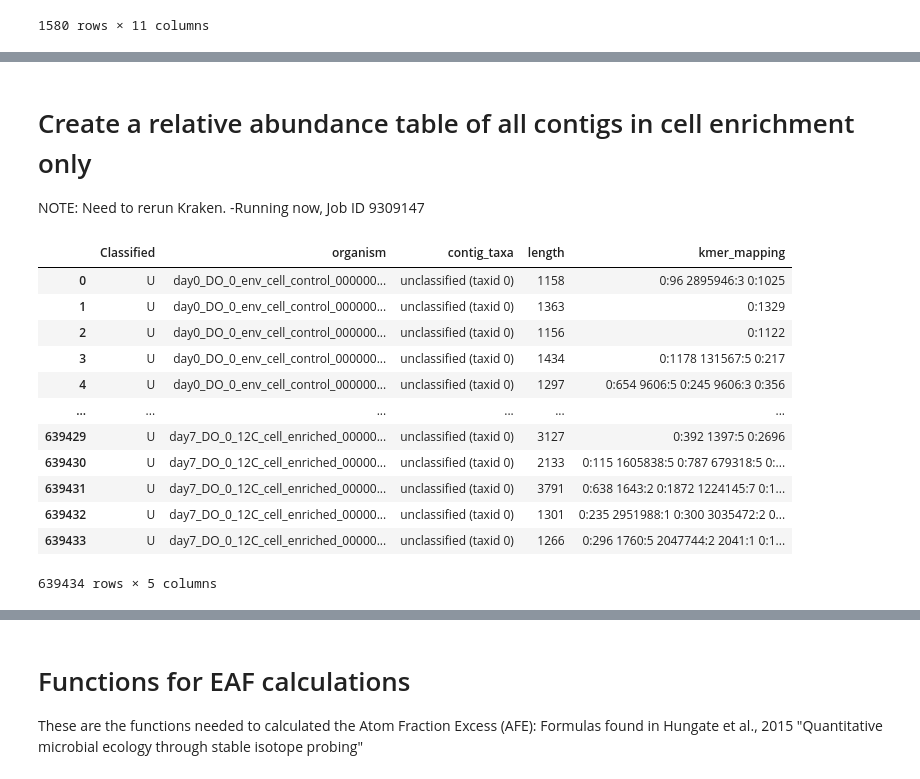
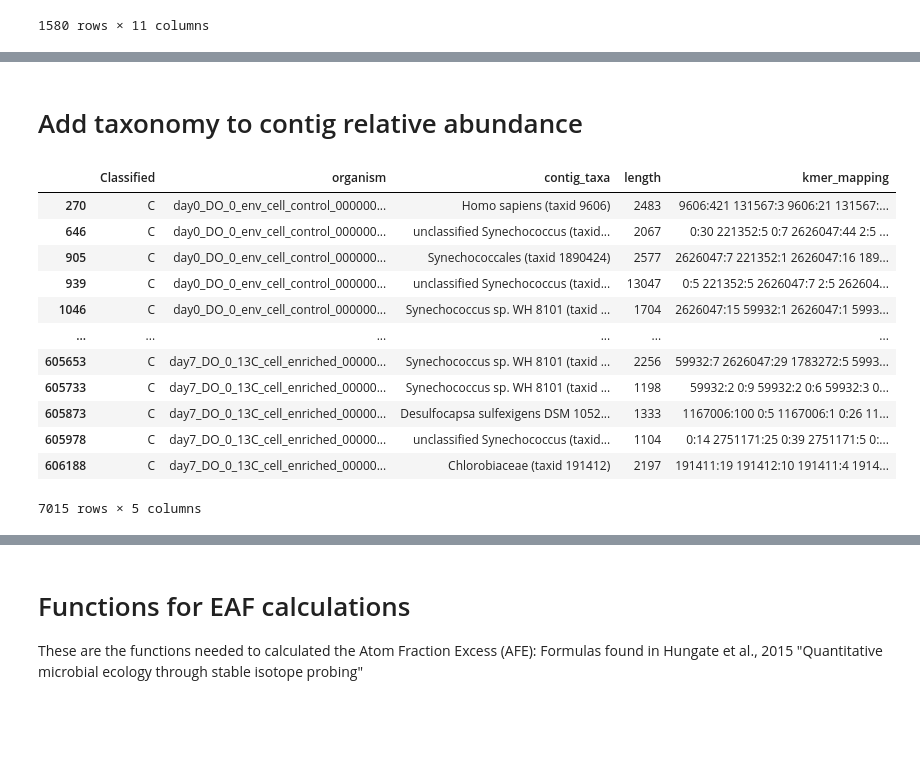
Before and after one commit to DeaconOfBiology/Siders_data, a Jupyter notebook: code/notebooks/ExcessAtomFraction_calculations.ipynb, the cells around one changed output, grey strips where cells are left out. Cells and saved outputs as stored; diff of their text form; code cells hidden in the pictures; blank space fills up the shorter version.

```diff
--- a/code/notebooks/ExcessAtomFraction_calculations.ipynb
+++ b/code/notebooks/ExcessAtomFraction_calculations.ipynb
@@ -311,23 +278,23 @@ mag_contigs
-# %% [markdown]
-# Create a relative abundance table of all contigs in cell enrichment only
-NOTE: Need to rerun Kraken.
--Running now, Job ID 9309147
+# %% [markdown]
+# Add taxonomy to contig relative abundance
 # %%
-cell_kraken2_taxa=pd.read_csv("/projects/luo_lab/Rogers_SidersViralAnalysis_XXXX_20XX/data/processed/kraken2_out/drep/kraken2_output.txt", sep="\t", header=None,
+cell_kraken2_taxa=pd.read_csv("/projects/luo_lab/Siders_data/data/processed/taxonomy/contig/kraken/kraken2_output.txt", sep="\t", header=None,
                  names=["Classified", "organism","contig_taxa","length","kmer_mapping"])
+
+cell_kraken2_taxa = cell_kraken2_taxa[cell_kraken2_taxa["Classified"] == "C"]
 cell_kraken2_taxa
 # %% [output]
 |  | Classified | organism | contig_taxa | length | kmer_mapping |
-| 0 | U | day0_DO_0_env_cell_control_000000... | unclassified (taxid 0) | 1158 | 0:96 2895946:3 0:1025 |
-| 1 | U | day0_DO_0_env_cell_control_000000... | unclassified (taxid 0) | 1363 | 0:1329 |
-| 2 | U | day0_DO_0_env_cell_control_000000... | unclassified (taxid 0) | 1156 | 0:1122 |
-| 3 | U | day0_DO_0_env_cell_control_000000... | unclassified (taxid 0) | 1434 | 0:1178 131567:5 0:217 |
-| 4 | U | day0_DO_0_env_cell_control_000000... | unclassified (taxid 0) | 1297 | 0:654 9606:5 0:245 9606:3 0:356 |
+| 270 | C | day0_DO_0_env_cell_control_000000... | Homo sapiens (taxid 9606) | 2483 | 9606:421 131567:3 9606:21 131567:... |
+| 646 | C | day0_DO_0_env_cell_control_000000... | unclassified Synechococcus (taxid... | 2067 | 0:30 221352:5 0:7 2626047:44 2:5 ... |
+| 905 | C | day0_DO_0_env_cell_control_000000... | Synechococcales (taxid 1890424) | 2577 | 2626047:7 221352:1 2626047:16 189... |
+| 939 | C | day0_DO_0_env_cell_control_000000... | unclassified Synechococcus (taxid... | 13047 | 0:5 221352:5 2626047:7 2:5 262604... |
+| 1046 | C | day0_DO_0_env_cell_control_000000... | Synechococcus sp. WH 8101 (taxid ... | 1704 | 2626047:15 59932:1 2626047:1 5993... |
 | ... | ... | ... | ... | ... | ... |
-| 639429 | U | day7_DO_0_12C_cell_enriched_00000... | unclassified (taxid 0) | 3127 | 0:392 1397:5 0:2696 |
-| 639430 | U | day7_DO_0_12C_cell_enriched_00000... | unclassified (taxid 0) | 2133 | 0:115 1605838:5 0:787 679318:5 0:... |
-| 639431 | U | day7_DO_0_12C_cell_enriched_00000... | unclassified (taxid 0) | 3791 | 0:638 1643:2 0:1872 1224145:7 0:1... |
-| 639432 | U | day7_DO_0_12C_cell_enriched_00000... | unclassified (taxid 0) | 1301 | 0:235 2951988:1 0:300 3035472:2 0... |
-| 639433 | U | day7_DO_0_12C_cell_enriched_00000... | unclassified (taxid 0) | 1266 | 0:296 1760:5 2047744:2 2041:1 0:1... |
+| 605653 | C | day7_DO_0_13C_cell_enriched_00000... | Synechococcus sp. WH 8101 (taxid ... | 2256 | 59932:7 2626047:29 1783272:5 5993... |
+| 605733 | C | day7_DO_0_13C_cell_enriched_00000... | Synechococcus sp. WH 8101 (taxid ... | 1198 | 59932:2 0:9 59932:2 0:6 59932:3 0... |
+| 605873 | C | day7_DO_0_13C_cell_enriched_00000... | Desulfocapsa sulfexigens DSM 1052... | 1333 | 1167006:100 0:5 1167006:1 0:26 11... |
+| 605978 | C | day7_DO_0_13C_cell_enriched_00000... | unclassified Synechococcus (taxid... | 1104 | 0:14 2751171:25 0:39 2751171:5 0:... |
+| 606188 | C | day7_DO_0_13C_cell_enriched_00000... | Chlorobiaceae (taxid 191412) | 2197 | 191411:19 191412:10 191411:4 1914... |
-639434 rows × 5 columns
+7015 rows × 5 columns
 # %%
```
Also changed, not shown: parts of 44 cells of this notebook, 41 other files.
